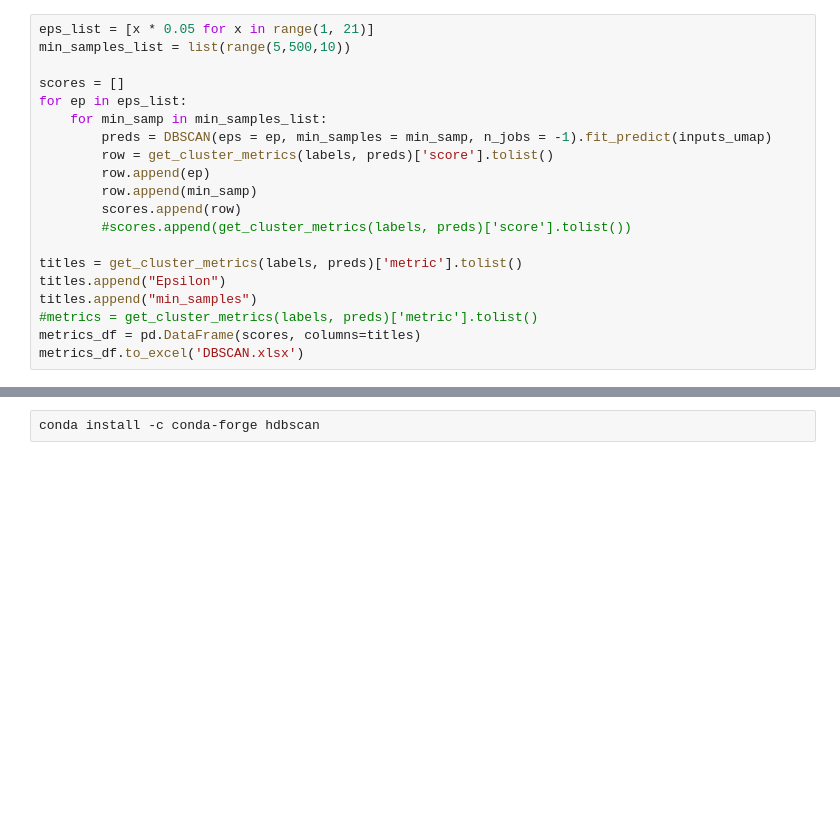
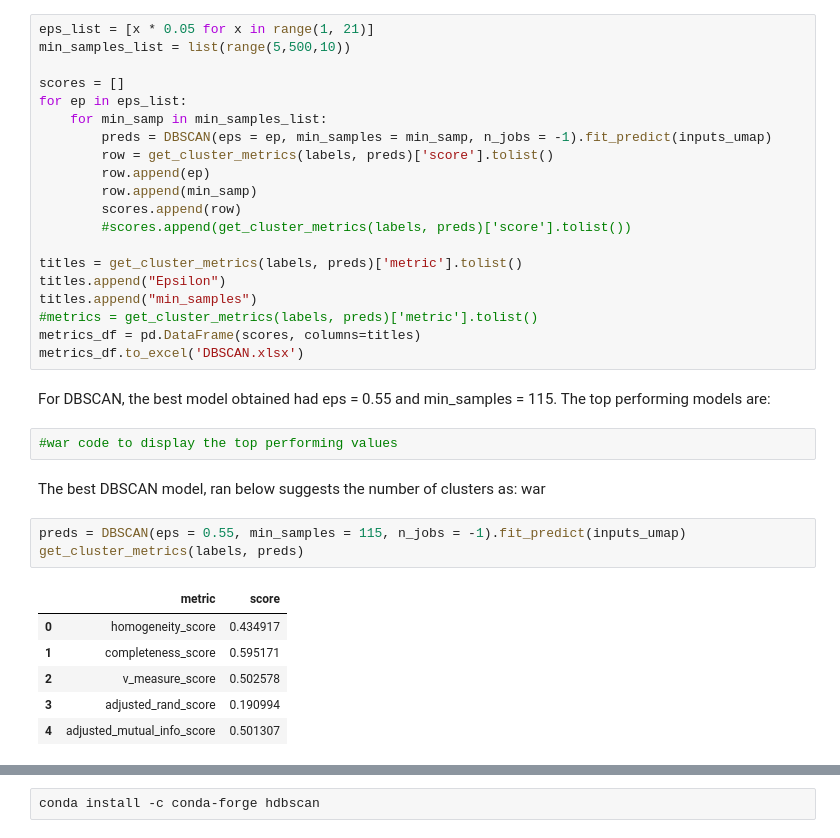
Before and after one commit to heboyuan/ECE219, a Jupyter notebook: Project_2/P2_Q9-15.ipynb, the cells around one changed output, grey strips where cells are left out. Saved outputs shown, nothing was run; the diff lists cells and outputs as text; blank space fills up the shorter version.

```diff
--- a/Project_2/P2_Q9-15.ipynb
+++ b/Project_2/P2_Q9-15.ipynb
@@ -490,3 +540,19 @@ titles.append("min_samples")
 #metrics = get_cluster_metrics(labels, preds)['metric'].tolist()
 metrics_df = pd.DataFrame(scores, columns=titles)
 metrics_df.to_excel('DBSCAN.xlsx')
+# %% [markdown]
+For DBSCAN, the best model obtained had eps = 0.55 and min_samples = 115. The top performing models are:
+# %%
+#war code to display the top performing values
+# %% [markdown]
+The best DBSCAN model, ran below suggests the number of clusters as: war
+# %%
+preds = DBSCAN(eps = 0.55, min_samples = 115, n_jobs = -1).fit_predict(inputs_umap)
+get_cluster_metrics(labels, preds)
+# %% [output]
+|  | metric | score |
+| 0 | homogeneity_score | 0.434917 |
+| 1 | completeness_score | 0.595171 |
+| 2 | v_measure_score | 0.502578 |
+| 3 | adjusted_rand_score | 0.190994 |
+| 4 | adjusted_mutual_info_score | 0.501307 |
```
Also changed, not shown: parts of 22 cells of this notebook.
